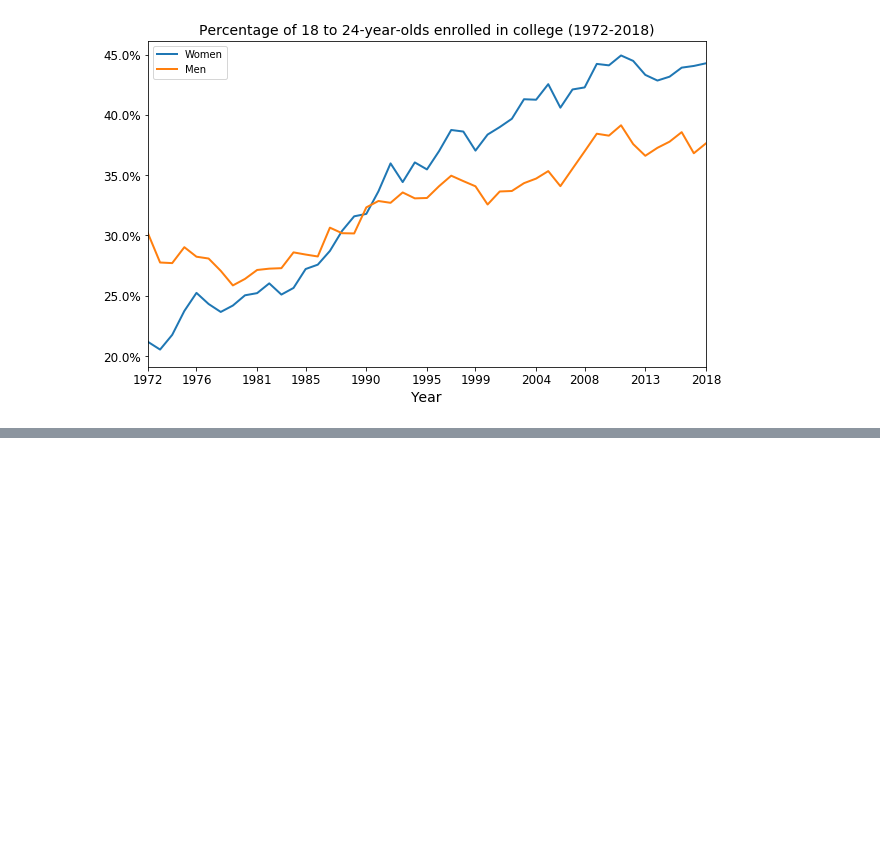
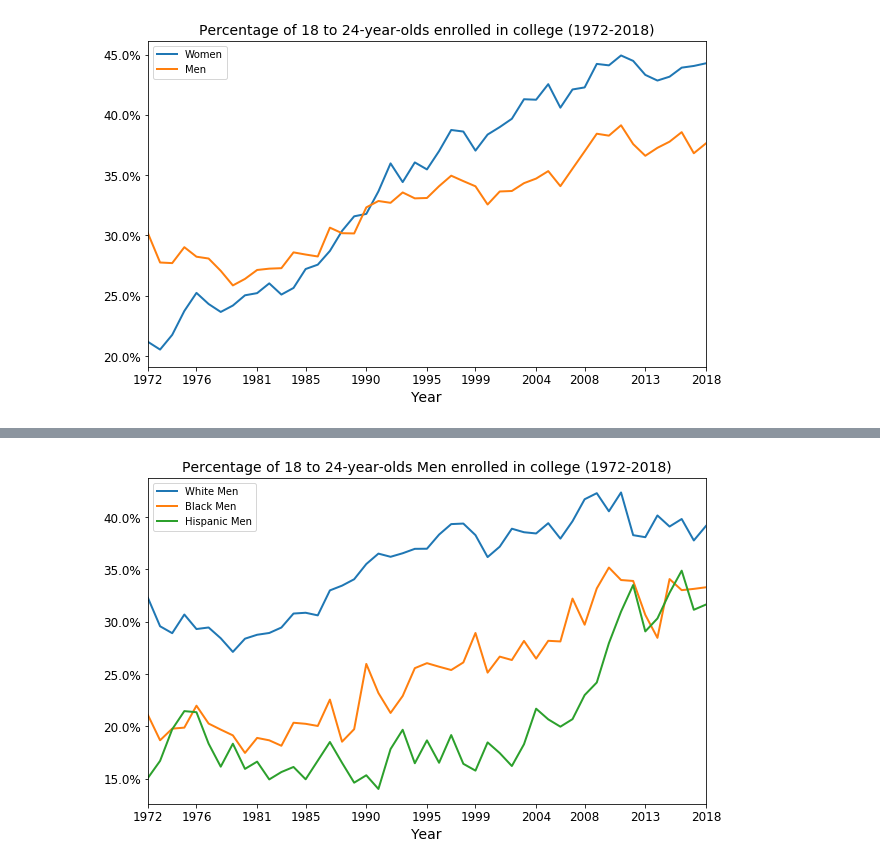
Before and after one commit to henokyemam/Fighting-MisInformation, a Jupyter notebook: DataAnalysis.ipynb, the cells around one changed output, grey strips where cells are left out. Saved outputs shown, nothing was run; the diff lists cells and outputs as text; code cells hidden in the pictures; blank space fills up the shorter version.

```diff
--- a/DataAnalysis.ipynb
+++ b/DataAnalysis.ipynb
@@ -150,3 +162,7 @@ plt.yticks(fontsize=12)
 plt.show()
 # %% [output]
 [figure]
+# %%
+men = find_columns("Men", df)
+df_men = df[men].iloc[2:, 1:].copy()
+df_men.head()
@@ -152,0 +176,12 @@ plt.show()
+# %%
+ax = df_men.plot(figsize=(10, 6), lw=2)
+plt.title("Percentage of 18 to 24-year-olds Men enrolled in college (1972-2018)", fontsize=14)
+ax.yaxis.set_major_formatter(mtick.PercentFormatter())
+plt.xlabel("Year", fontsize=14)
+plt.xlim(1972, 2018)
+myticks = np.linspace(1972, 2018, num=11, dtype='int32')
+plt.xticks(myticks, fontsize=12)
+plt.yticks(fontsize=12)
+plt.show()
+# %% [output]
+[figure, added]
```
Also changed, not shown: parts of 6 cells of this notebook.
